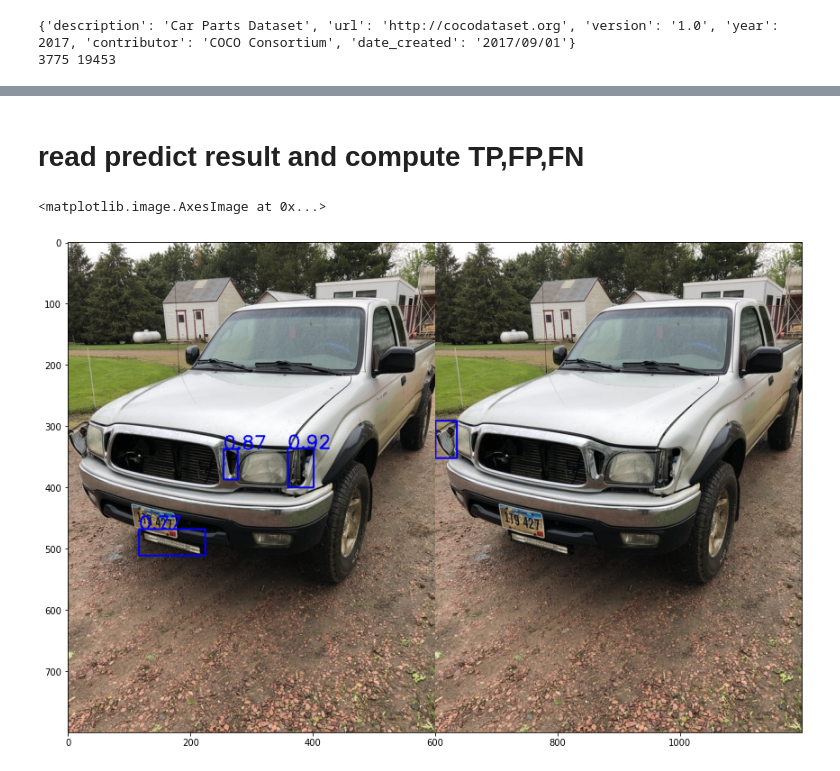
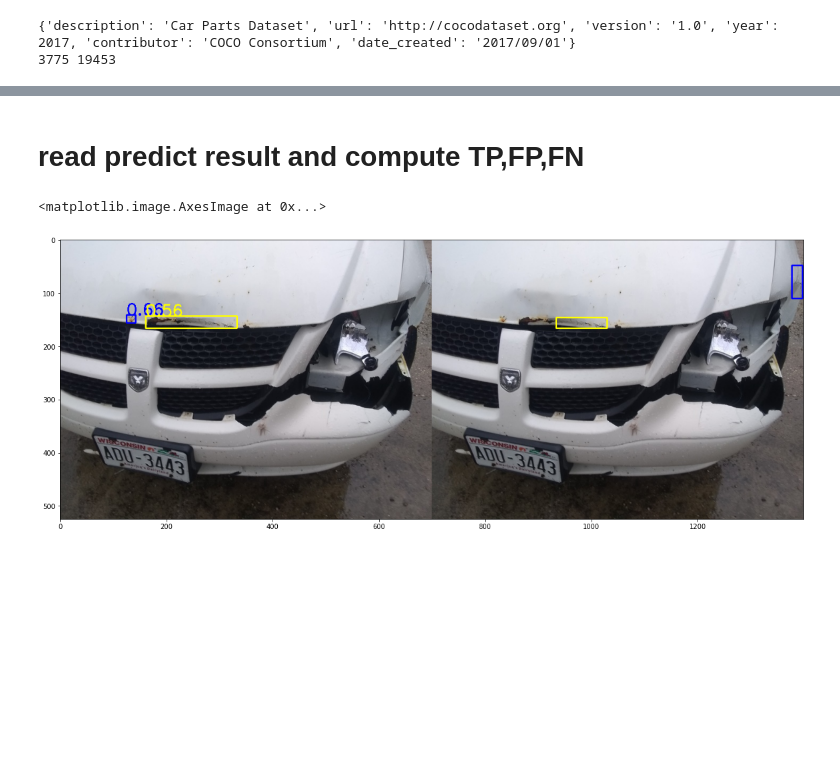
Before and after one commit to mtcld/CBNetV2, a Jupyter notebook: demo/Analyze.ipynb, the cells around one changed output, grey strips where cells are left out. Drawn from its saved outputs; the diff is of its cells as text; code cells hidden in the pictures; blank space fills up the shorter version.

Commit message:
add sample image in notebook Analyze

```diff
--- a/demo/Analyze.ipynb
+++ b/demo/Analyze.ipynb
@@ -127,5 +127,7 @@ def get_data_box_flip(img,name,boxes,labels,scores):
+# %%
+output_json_path = 'scratch_cbn_yolo_06_04_ensemble_1408.json'
 # %%
-output_json_path = 'origin_crack_cp.json'
+
 data = OrderedDict()
 
 for i in tqdm(test['images']):
@@ -454,5 +456,5 @@ def plot_fp_v2_with_segm(idx,i_boxes,i_segms):
             img = cv2.drawContours(img,np.array([gt_segms[i]]),-1,(0,0,255),2)
 
     return np.hstack((img_out,img))
-# %% [markdown]
-# read predict result and compute TP,FP,FN
+# %% [markdown]
+# read predict result and compute TP,FP,FN
@@ -519,11 +520,11 @@ for i in tqdm(test['images']):
 print(total_tp,total_fp,total_fn,check_dense,count_gt)
 # %%
 #es = json.load(open(output_json_path))
-idx = 3432
+idx = 2021
 i,k = plot_fp_v2(str(idx),es[str(idx)]['boxes'])
 #print(i)
 plt.figure(figsize=(20,10))
 plt.imshow(i)
 # %% [output]
 <matplotlib.image.AxesImage at 0x...>
-[figure, old version]
+[figure, new version]
```
Also changed, not shown: parts of 12 cells of this notebook.
